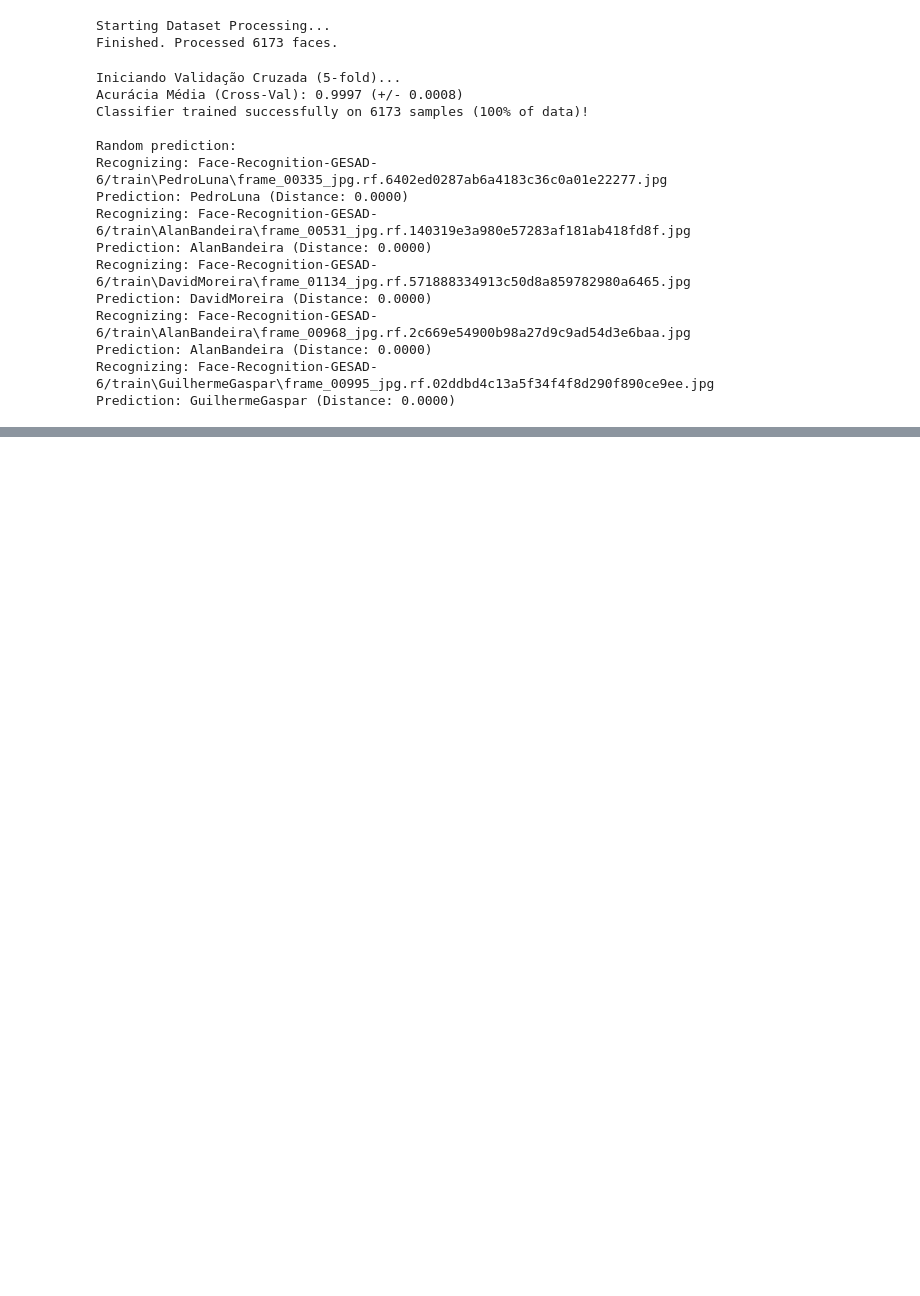
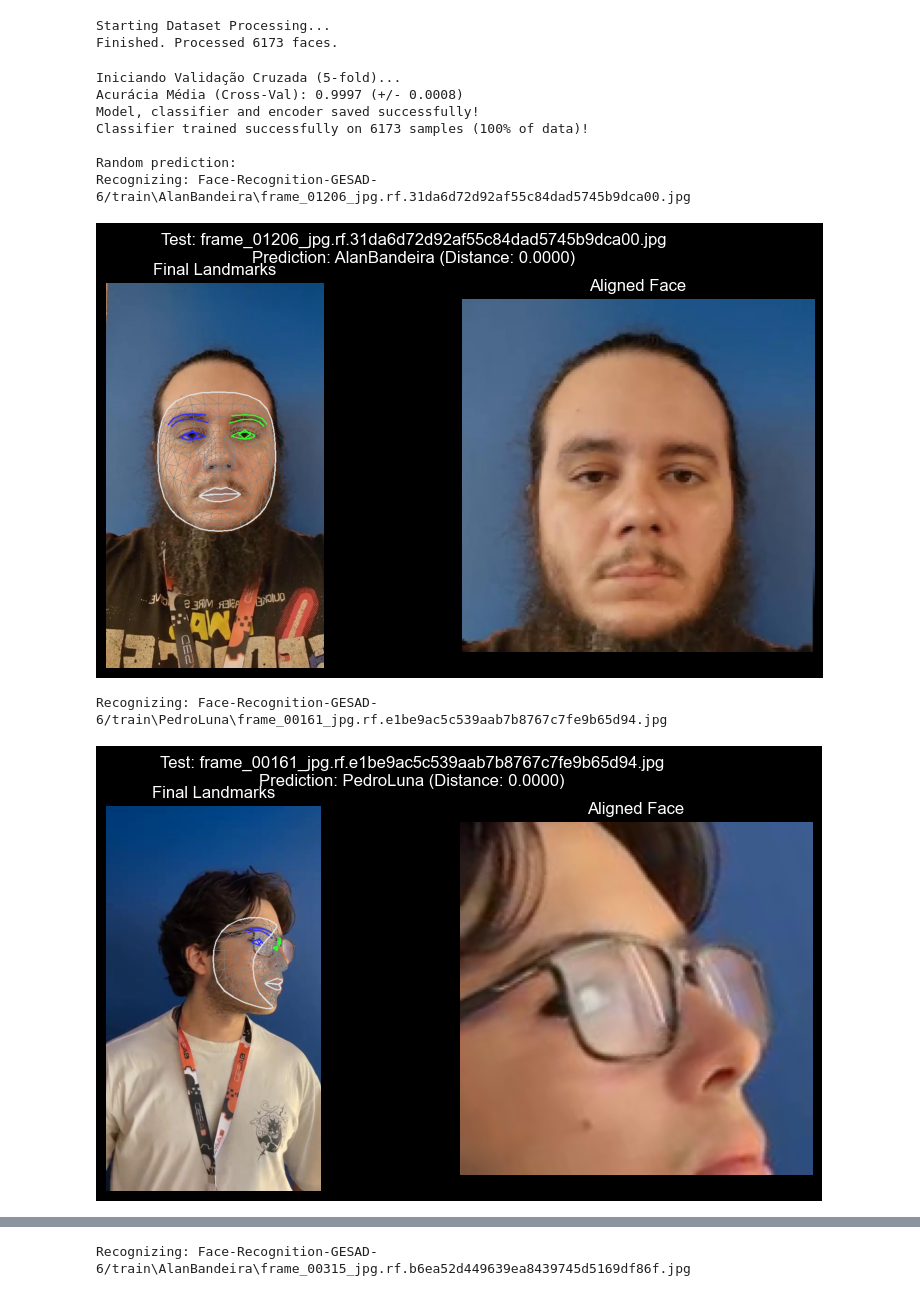
Before and after one commit to gesad-science/face-classifier-model-facenet, a Jupyter notebook: modelo.ipynb, the cells around one changed output, grey strips where cells are left out. Drawn from its saved outputs; the diff is of its cells as text; code cells hidden in the pictures; blank space fills up the shorter version.

Commit message:
add model
adding model for api presentation

```diff
--- a/modelo.ipynb
+++ b/modelo.ipynb
@@ -119,7 +99,7 @@ def get_landmarks_and_image(image_path, draw=True):
         print(f"Error processing {image_path}: {e}")
         return None, None, None
 # %%
-def align_face(image, landmarks, target_size=(160, 160)):
+def align_face(image, landmarks, target_size=(160, 160), image_path=None):
     h, w, _ = image.shape
 
     left_iris = landmarks[LEFT_IRIS_CENTER]
@@ -153,6 +133,7 @@ def align_face(image, landmarks, target_size=(160, 160)):
     if crop.size == 0: return None
     aligned_face = cv2.resize(crop, target_size)
 
+
     return aligned_face
 # %%
 def get_embedding(aligned_face):
@@ -195,7 +176,7 @@ if os.path.exists(DATASET_PATH):
                 img_bgr, landmarks, _ = get_landmarks_and_image(full_path)
 
                 if landmarks:
-                    aligned_face = align_face(img_bgr, landmarks)
+                    aligned_face = align_face(img_bgr, landmarks, image_path=full_path)
 
                     if aligned_face is not None:
                         emb = get_embedding(aligned_face)
@@ -230,6 +211,12 @@ if len(X_embeddings) > 0:
     # Treino final com 100% dos dados para máxima performance na API
     classifier.fit(X_embeddings, y_encoded)
 
+    import joblib
+    joblib.dump(classifier, 'classifier.joblib')
+    joblib.dump(le, 'label_encoder.joblib')
+    torch.save(resnet.state_dict(), 'resnet_vggface2.pth')
+    print("Model, classifier and encoder saved successfully!")
+
     print(f"Classifier trained successfully on {len(X_embeddings)} samples (100% of data)!")
 
     #test and inference
@@ -241,7 +228,7 @@ if len(X_embeddings) > 0:
         if landmarks is None:
             return "No face detected"
 
-        aligned = align_face(img_bgr, landmarks)
+        aligned = align_face(img_bgr, landmarks, image_path=image_path)
         if aligned is None:
             return "Could not align face"
 
@@ -251,43 +238,69 @@ if len(X_embeddings) > 0:
         prediction_name = le.inverse_transform([prediction_idx])[0]
 
         # get cosine distance
         distances, _ = classifier.kneighbors([emb])
         dist = distances[0][0]
 
         return f"Prediction: {prediction_name} (Distance: {dist:.4f})"
 
 
 
     # random prediction from dataset
     print("\nRandom prediction:")
     all_images = []
     for root, dirs, files in os.walk(DATASET_PATH):
         for file in files:
             if file.lower().endswith(('.jpg', '.jpeg', '.png')):
                 all_images.append(os.path.join(root, file))
 
     if all_images:
-        for random_img in range(5):
-            test_img = random.choice(all_images)
-            print(recognize_face(test_img))
+        for _ in range(10):
+            test_img_path = random.choice(all_images)
+
+            # Obter marcos e imagem anotada
+            img_bgr, landmarks, annotated_rgb = get_landmarks_and_image(test_img_path, draw=True)
+
+            if landmarks is not None:
+                # Obter face alinhada
+                aligned_bgr = align_face(img_bgr, landmarks, image_path=test_img_path)
+
+                if aligned_bgr is not None:
+                    # Reconhecer face
+                    result_text = recognize_face(test_img_path)
+
+                    # Converter alinhada para RGB
+                    aligned_rgb = cv2.cvtColor(aligned_bgr, cv2.COLOR_BGR2RGB)
+
+                    # Mostrar as imagens
+                    fig, (ax1, ax2) = plt.subplots(1, 2, figsize=(10, 5))
+
+                    ax1.imshow(annotated_rgb)
+                    ax1.set_title("Final Landmarks")
+                    ax1.axis('off')
+
+                    ax2.imshow(aligned_rgb)
+                    ax2.set_title("Aligned Face")
+                    ax2.axis('off')
+
+                    plt.suptitle(f"Test: {os.path.basename(test_img_path)}\n{result_text}")
+                    plt.show()
+                else:
+                    print(f"Could not align face for {test_img_path}")
+            else:
+                print(f"No face detected in {test_img_path}")
     else:
         print("No images found for random prediction.")
 
 else:
     print("No faces were successfully processed. Check dataset path or MediaPipe task file.")
 # %% [output]
 Iniciando Validação Cruzada (5-fold)...
 Acurácia Média (Cross-Val): 0.9997 (+/- 0.0008)
+Model, classifier and encoder saved successfully!
 Classifier trained successfully on 6173 samples (100% of data)!
 
 Random prediction:
-Recognizing: Face-Recognition-GESAD-6/train\PedroLuna\frame_00335_jpg.rf.6402ed0287ab6a4183c36c0a01e22277.jpg
-Prediction: PedroLuna (Distance: 0.0000)
-Recognizing: Face-Recognition-GESAD-6/train\AlanBandeira\frame_00531_jpg.rf.140319e3a980e57283af181ab418fd8f.jpg
-Prediction: AlanBandeira (Distance: 0.0000)
-Recognizing: Face-Recognition-GESAD-6/train\DavidMoreira\frame_01134_jpg.rf.571888334913c50d8a859782980a6465.jpg
-Prediction: DavidMoreira (Distance: 0.0000)
-Recognizing: Face-Recognition-GESAD-6/train\AlanBandeira\frame_00968_jpg.rf.2c669e54900b98a27d9c9ad54d3e6baa.jpg
-Prediction: AlanBandeira (Distance: 0.0000)
-Recognizing: Face-Recognition-GESAD-6/train\GuilhermeGaspar\frame_00995_jpg.rf.02ddbd4c13a5f34f4f8d290f890ce9ee.jpg
-Prediction: GuilhermeGaspar (Distance: 0.0000)
+Recognizing: Face-Recognition-GESAD-6/train\AlanBandeira\frame_01206_jpg.rf.31da6d72d92af55c84dad5745b9dca00.jpg
+[figure, added]
+Recognizing: Face-Recognition-GESAD-6/train\PedroLuna\frame_00161_jpg.rf.e1be9ac5c539aab7b8767c7fe9b65d94.jpg
+[figure, added]
@@ -293,0 +311 @@ Prediction: GuilhermeGaspar (Distance: 0.0000)
+Recognizing: Face-Recognition-GESAD-6/train\AlanBandeira\frame_00315_jpg.rf.b6ea52d449639ea8439745d5169df86f.jpg
```
Also changed, not shown: parts of 3 cells of this notebook, 2 other files.
